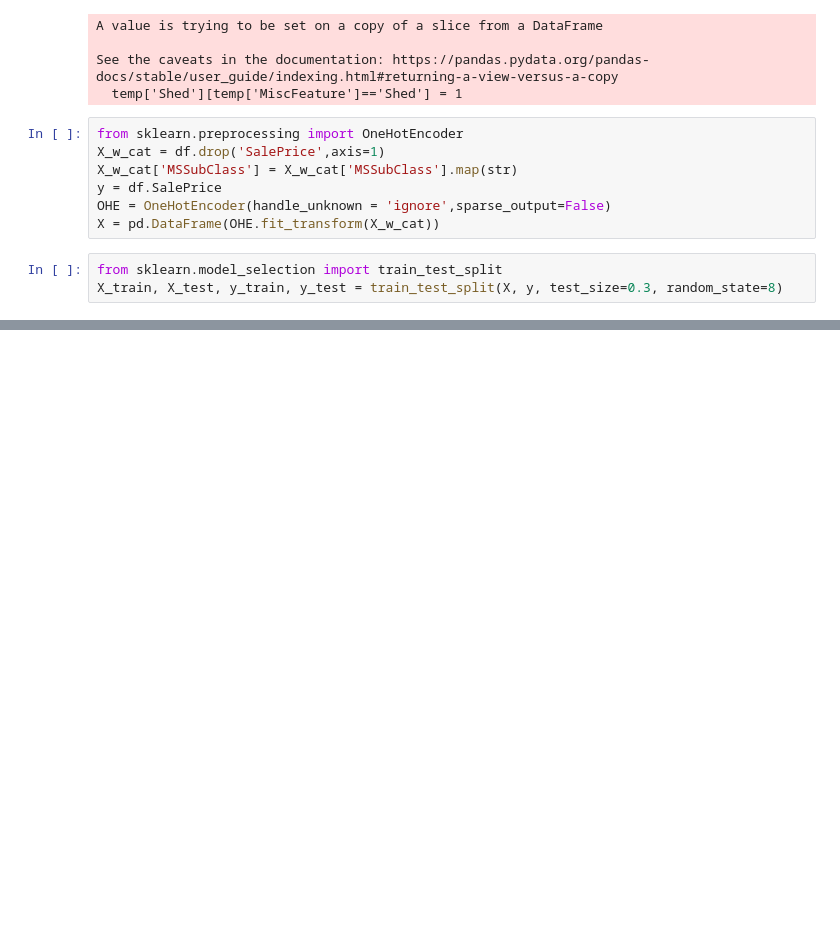
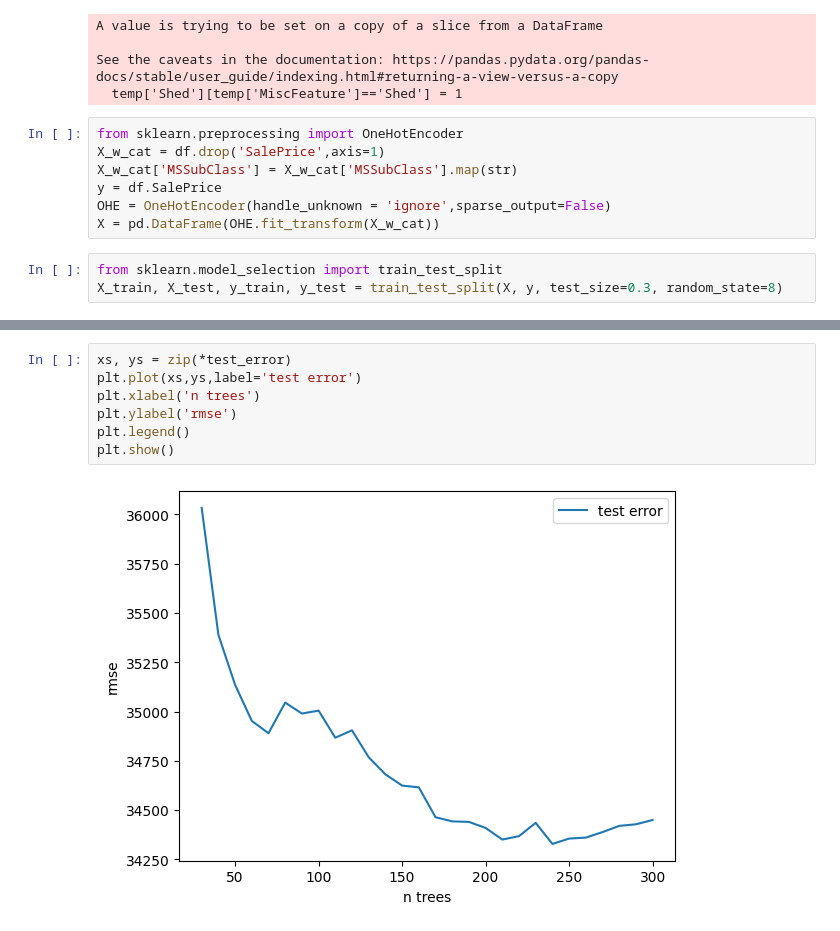
Before and after one commit to lkkcpaul/BostonHousePrice, a Jupyter notebook: BostonHousePriceRandomForest.ipynb, the cells around one changed output, grey strips where cells are left out. Drawn from its saved outputs; the diff is of its cells as text; blank space fills up the shorter version.

```diff
--- a/BostonHousePriceRandomForest.ipynb
+++ b/BostonHousePriceRandomForest.ipynb
@@ -136,0 +150,9 @@ The rmse using random forest with 100 trees is 34235.41964843895
+# %%
+xs, ys = zip(*test_error)
+plt.plot(xs,ys,label='test error')
+plt.xlabel('n trees')
+plt.ylabel('rmse')
+plt.legend()
+plt.show()
+# %% [output]
+[figure, added]
```
Also changed, not shown: parts of 5 cells of this notebook.
